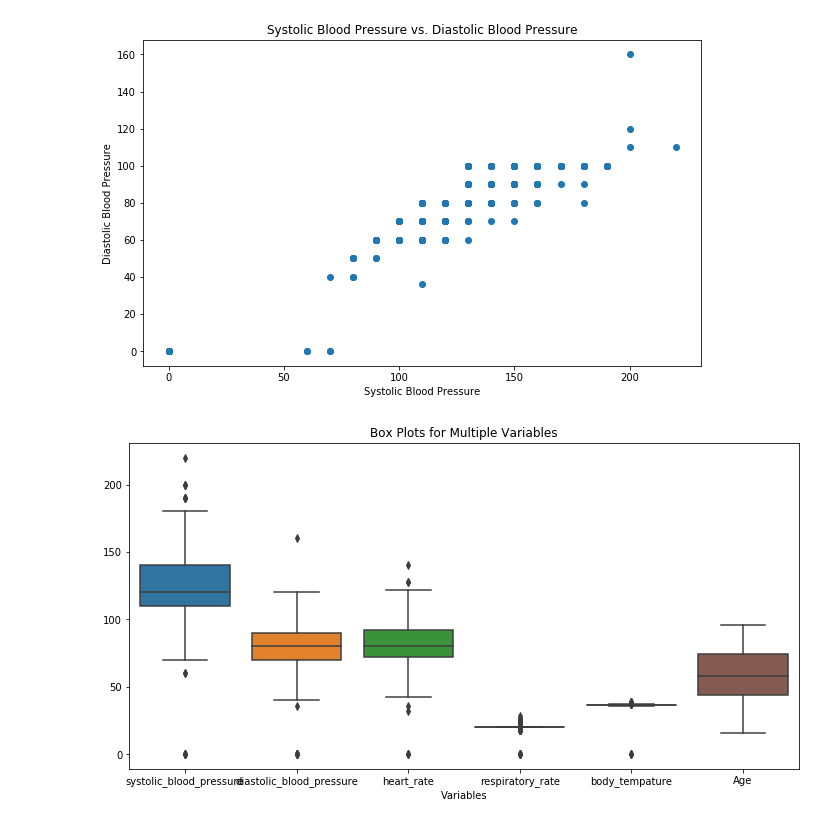
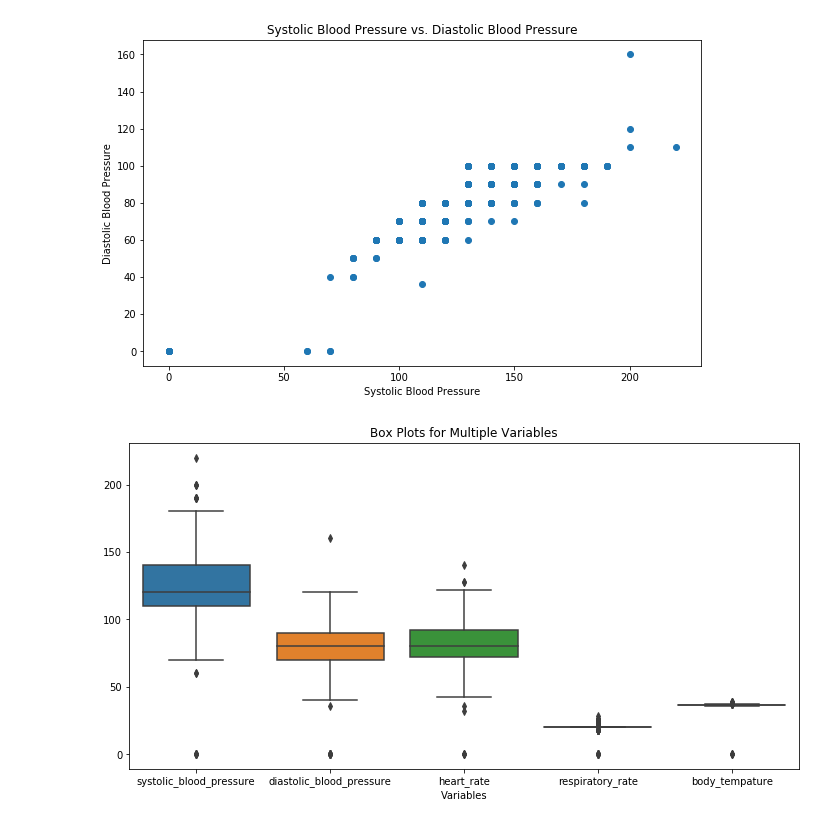
Before and after one commit to deonjoshua/AI_Based_Triage_ER, a Jupyter notebook: Cleaning.ipynb, the cells around one changed output. Cells and saved outputs as stored; diff of their text form; code cells hidden in the pictures.

```diff
--- a/Cleaning.ipynb
+++ b/Cleaning.ipynb
@@ -158,3 +170,29 @@ memory usage: 112.7+ KB
 #Type of ED : Group [1 = Local ED 3th Degree, 2 = Regional ED 4tg Degree]
 #Mode of Arrival : Arrival Mode [1 = Walking, 2 = Public Ambulance, 3 = Private Vehicle, 4 = Private Ambulance, 5,6,7 = Other]
 #Disposition : Disposition [1 = Dischange, 2 = Admission to ward, 3 = Admission to ICU, 4 = Disharge, 5 = Transfer, 6 = Death, 7 = Surgery]
+
+#Categorical data were entered as numerical data. Therefore, it was categorized again categorically to make it more meaningful.
+
+injury_cat = ['No','Yes']
+sex_cat = ['Female','Male']
+#pain_cat = ['No','Yes']
+mental_cat = ['Alert','Verbose Response','Pain Response','Unresponsive']
+group_cat = ['Local ED (3th Degree)', 'Regional ED (4th Degree)']
+arrival_mode_cat = ['Walking','Public Ambulance', 'Private Vehicle','Private Ambulance', 'Other','Other','Other']
+disposition_cat = ['Discharge', 'Admission to Ward', 'Admission to ICU', 'Discharge', 'Transfer', 'Death', 'Surgery']
+#KTAS_cat = ['Emergency','Emergency','Emergency', 'Non-Emergency', 'Non-Emergency']
+mistriage_cat = ['Normal Triage','Over Triage','Under Triage']
+
+
+df_cleaned.loc[df["Sex"] == 1, "Sex"] = sex_cat[0]
+df_cleaned.loc[df["Sex"] == 2, "Sex"] = sex_cat[1]
+
+df_cleaned.loc[df["Injury"] == 1, "Injury"] = injury_cat[0]
+df_cleaned.loc[df["Injury"] == 2, "Injury"] = injury_cat[1]
+
+df_cleaned.loc[df["Mental"] == 1, "Mental"] = mental_cat[0]
+df_cleaned.loc[df["Mental"] == 3, "Mental"] = mental_cat[2]
+df_cleaned.loc[df["Mental"] == 4, "Mental"] = mental_cat[3]
+
+df_cleaned.loc[df["Group"] == 1, "Group"] = group_cat[0]
+df_cleaned.loc[df["Group"] == 2, "Group"] = group_cat[1]
@@ -196,17 +244,17 @@ plt.show()
 # %%
 
 # Variables to create box plots for
-columns = ['systolic_blood_pressure', 'diastolic_blood_pressure', 'heart_rate', 'respiratory_rate', 'body_tempature','Age']
+columns = ['systolic_blood_pressure', 'diastolic_blood_pressure', 'heart_rate', 'respiratory_rate', 'body_tempature']
 
 # Create a box plot for each variable
 plt.figure(figsize=(12, 6))
 sns.boxplot(data=df_cleaned[columns])
 
 # Set the title and x-axis labels
 plt.title("Box Plots for Multiple Variables")
 plt.xlabel("Variables")
 
 # Show the plot
 plt.show()
 # %% [output]
-[figure, old version]
+[figure, new version]
```
Also changed, not shown: parts of 4 cells of this notebook.
